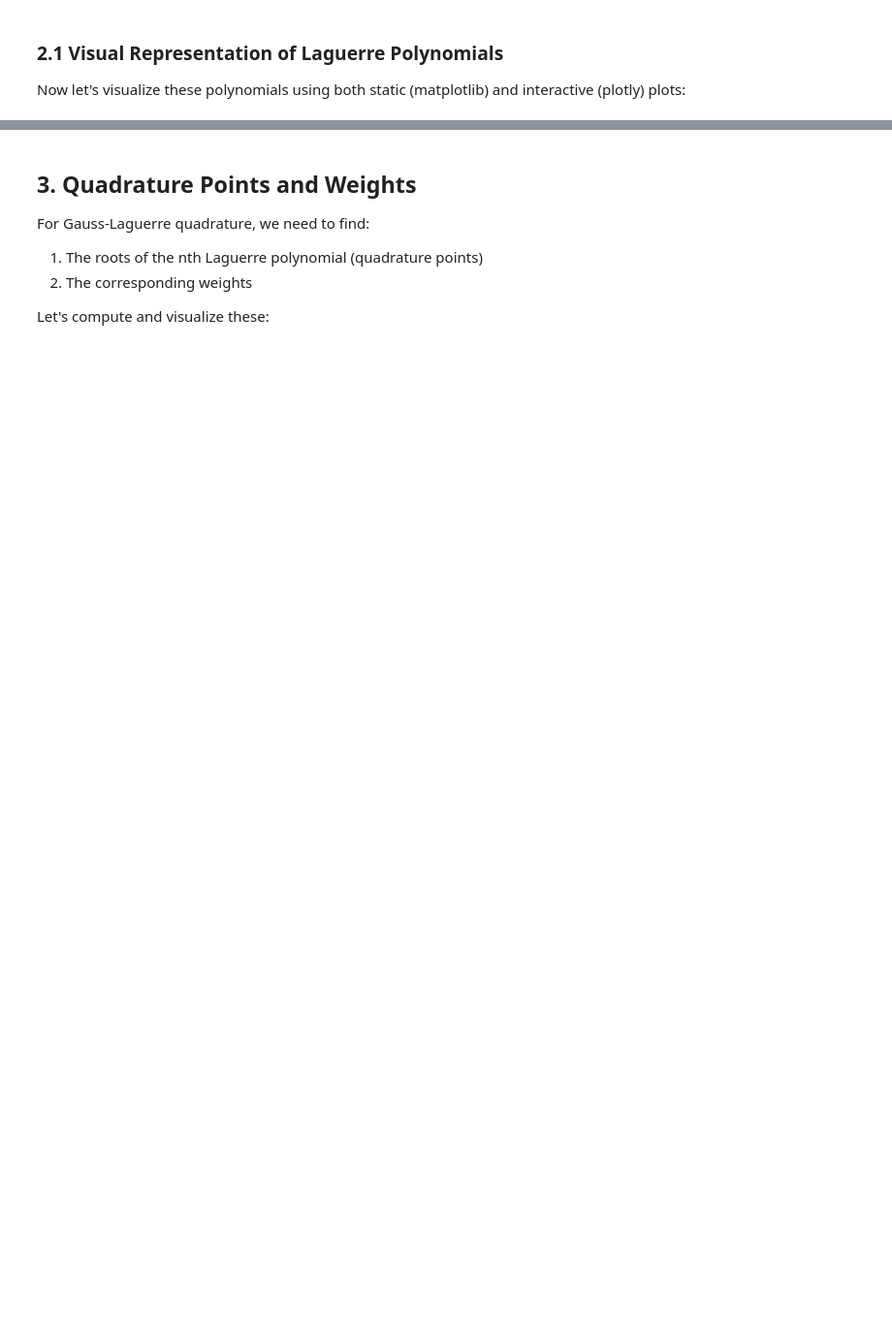
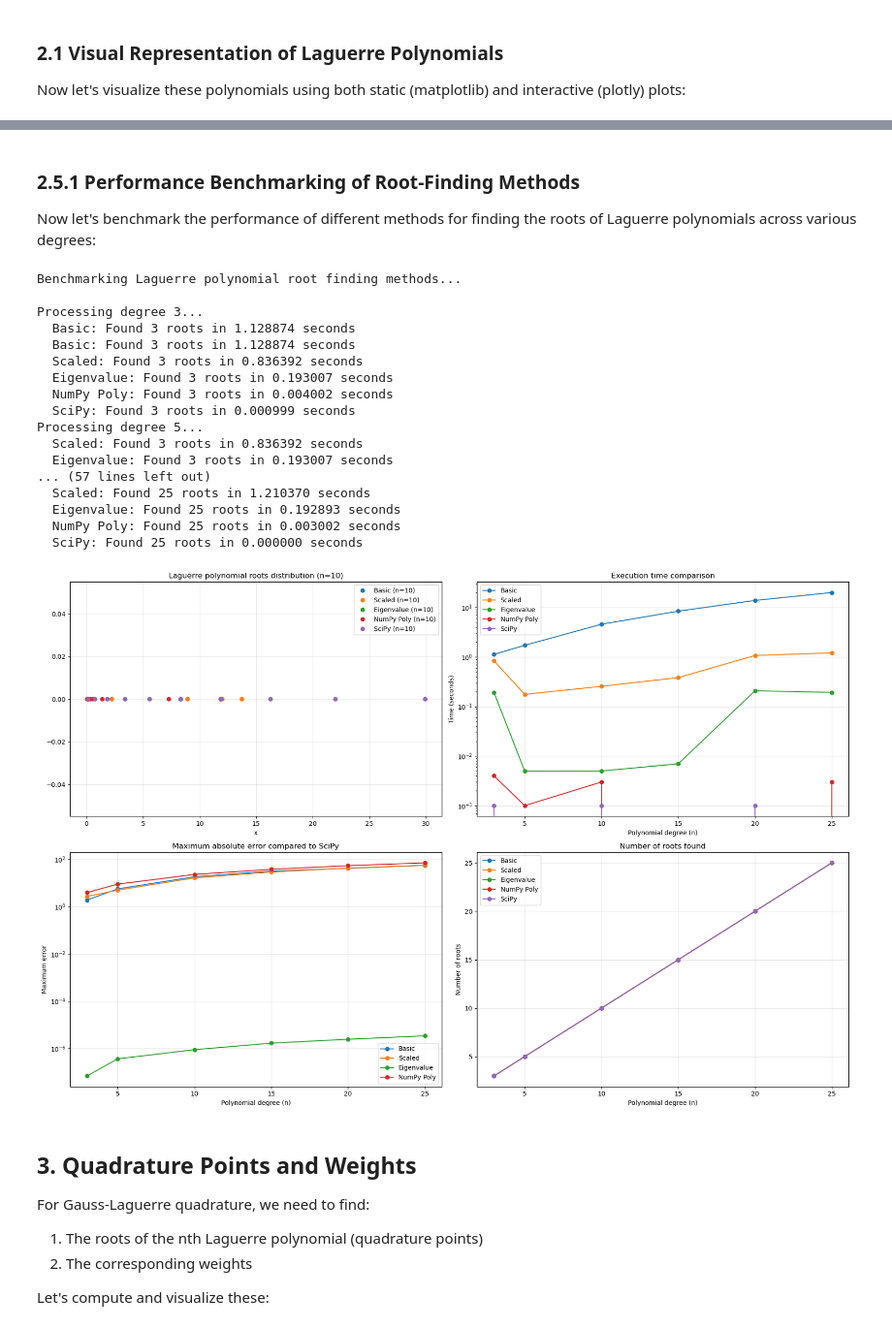
Before and after one commit to SugoiKitsune/Gaussian_Quadrature, a Jupyter notebook: notebooks/gaussian_quadrature_theory.ipynb, the cells around one changed output, grey strips where cells are left out. Shown at 97% size. Drawn from its saved outputs; the diff is of its cells as text; code cells hidden in the pictures; blank space fills up the shorter version.

```diff
--- a/notebooks/gaussian_quadrature_theory.ipynb
+++ b/notebooks/gaussian_quadrature_theory.ipynb
@@ -369,20 +268,4 @@ fig.add_annotation(
 )
 
 fig.show()
-# %%
-# Generate points for visualization
-x = jnp.linspace(0, 10, 200)
-
-# Plot first few Laguerre polynomials
-plt.figure(figsize=(10, 6))
-for n in range(4):
-    L_n, _ = quad.laguerre_polynomial(n, x)
-    plt.plot(x, L_n, label=f'L_{n}(x)')
-
-plt.title('Laguerre Polynomials')
-plt.xlabel('x')
-plt.ylabel('L_n(x)')
-plt.legend()
-plt.grid(True)
-plt.show()
 # %% [markdown]
@@ -442,0 +670,4 @@ In our caplet pricing application, the Laguerre quadrature helps us accurately c
+# %% [markdown]
+### 2.5.1 Performance Benchmarking of Root-Finding Methods
+
+Now let's benchmark the performance of different methods for finding the roots of Laguerre polynomials across various degrees:
@@ -443,3 +810,35 @@ In our caplet pricing application, the Laguerre quadrature helps us accurately c
+# %%
+# Define degrees to test
+degrees = [3, 5, 10, 15, 20, 25]
+
+# Run the benchmark
+print("Benchmarking Laguerre polynomial root finding methods...\n")
+results, timings = benchmark_methods(degrees)
+
+# Compute errors compared to SciPy's implementation
+errors = compute_max_errors(results, reference_method='SciPy')
+
+# Plot results
+plot_benchmark_results(degrees, results, timings, errors)
+# %% [output]
+Benchmarking Laguerre polynomial root finding methods...
+
+Processing degree 3...
+  Basic: Found 3 roots in 1.128874 seconds
+  Basic: Found 3 roots in 1.128874 seconds
+  Scaled: Found 3 roots in 0.836392 seconds
+  Eigenvalue: Found 3 roots in 0.193007 seconds
+  NumPy Poly: Found 3 roots in 0.004002 seconds
+  SciPy: Found 3 roots in 0.000999 seconds
+Processing degree 5...
+  Scaled: Found 3 roots in 0.836392 seconds
+  Eigenvalue: Found 3 roots in 0.193007 seconds
+... (57 lines left out)
+  Scaled: Found 25 roots in 1.210370 seconds
+  Eigenvalue: Found 25 roots in 0.192893 seconds
+  NumPy Poly: Found 25 roots in 0.003002 seconds
+  SciPy: Found 25 roots in 0.000000 seconds
+[figure, added]
 # %% [markdown]
 ## 3. Quadrature Points and Weights
 
```
Also changed, not shown: parts of 83 cells of this notebook, 4 other files.
